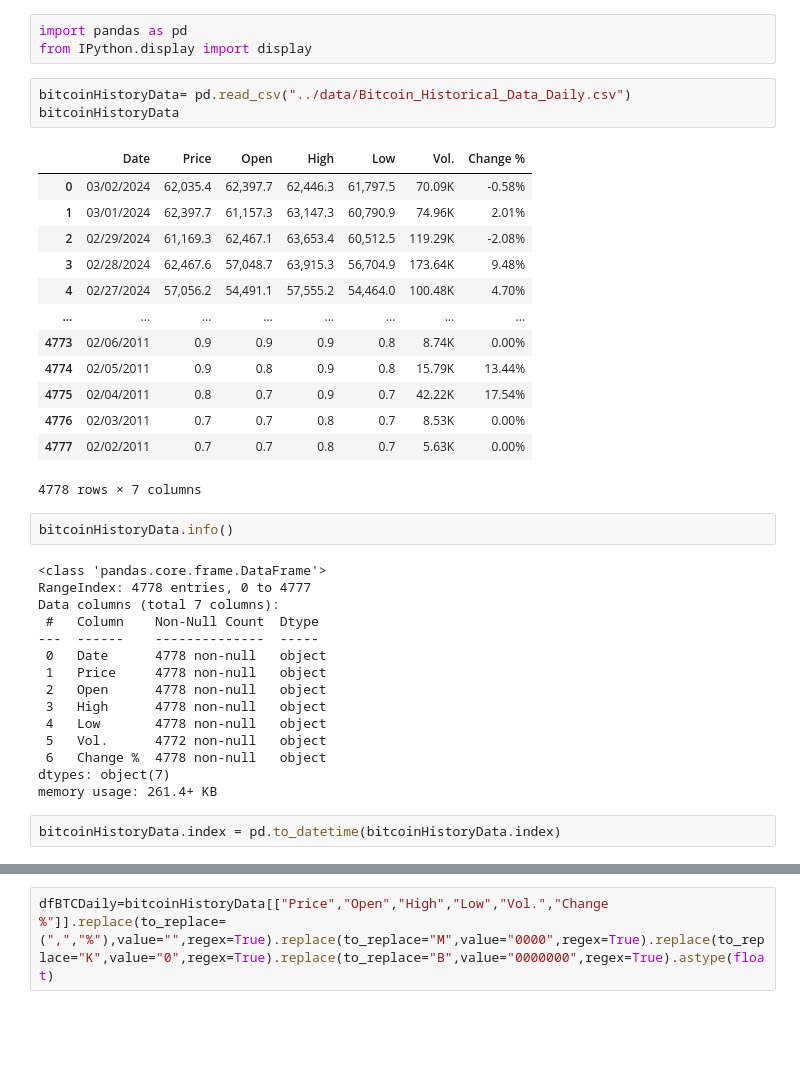
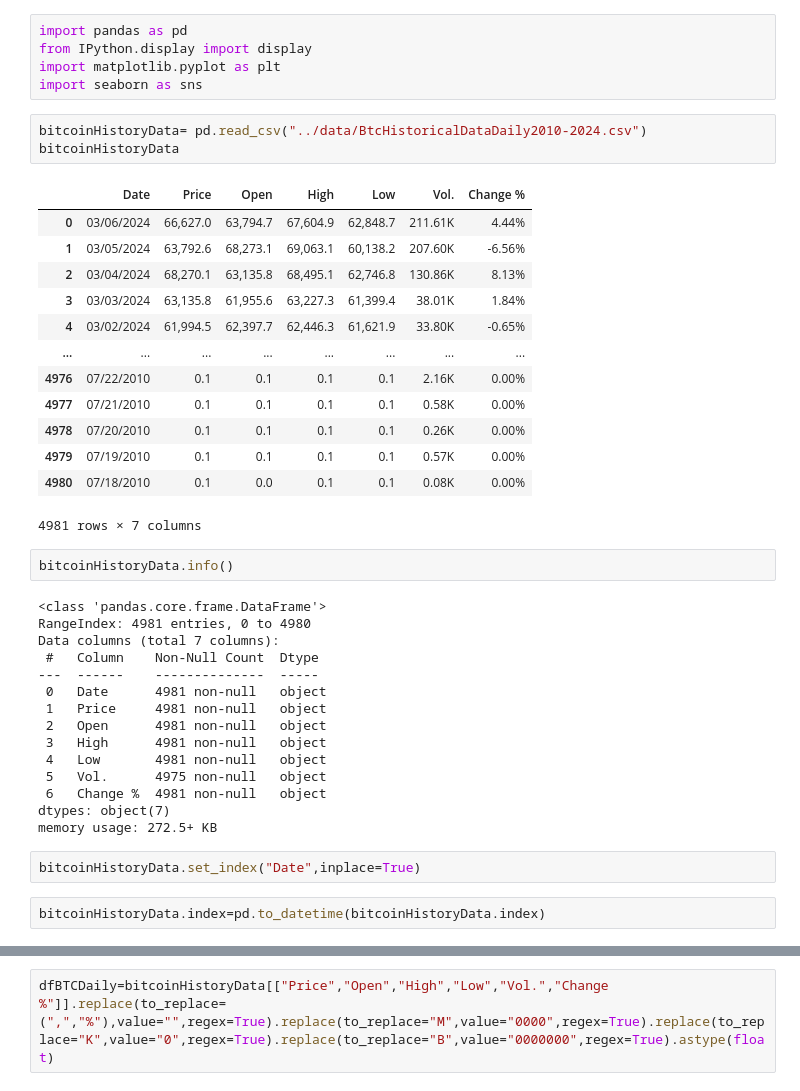
Before and after one commit to NicoUIcreator/btcData, a Jupyter notebook: notebooks/inicios.ipynb, the cells around one changed output, grey strips where cells are left out. Cells and saved outputs as stored; diff of their text form; blank space fills up the shorter version.

```diff
--- a/notebooks/inicios.ipynb
+++ b/notebooks/inicios.ipynb
@@ -1,39 +1,43 @@
 # %%
 import pandas as pd
 from IPython.display import display
+import matplotlib.pyplot as plt
+import seaborn as sns
 # %%
-bitcoinHistoryData= pd.read_csv("../data/Bitcoin_Historical_Data_Daily.csv")
+bitcoinHistoryData= pd.read_csv("../data/BtcHistoricalDataDaily2010-2024.csv")
 bitcoinHistoryData
 # %% [output]
 |  | Date | Price | Open | High | Low | Vol. | Change % |
-| 0 | 03/02/2024 | 62,035.4 | 62,397.7 | 62,446.3 | 61,797.5 | 70.09K | -0.58% |
-| 1 | 03/01/2024 | 62,397.7 | 61,157.3 | 63,147.3 | 60,790.9 | 74.96K | 2.01% |
-| 2 | 02/29/2024 | 61,169.3 | 62,467.1 | 63,653.4 | 60,512.5 | 119.29K | -2.08% |
-| 3 | 02/28/2024 | 62,467.6 | 57,048.7 | 63,915.3 | 56,704.9 | 173.64K | 9.48% |
-| 4 | 02/27/2024 | 57,056.2 | 54,491.1 | 57,555.2 | 54,464.0 | 100.48K | 4.70% |
+| 0 | 03/06/2024 | 66,627.0 | 63,794.7 | 67,604.9 | 62,848.7 | 211.61K | 4.44% |
+| 1 | 03/05/2024 | 63,792.6 | 68,273.1 | 69,063.1 | 60,138.2 | 207.60K | -6.56% |
+| 2 | 03/04/2024 | 68,270.1 | 63,135.8 | 68,495.1 | 62,746.8 | 130.86K | 8.13% |
+| 3 | 03/03/2024 | 63,135.8 | 61,955.6 | 63,227.3 | 61,399.4 | 38.01K | 1.84% |
+| 4 | 03/02/2024 | 61,994.5 | 62,397.7 | 62,446.3 | 61,621.9 | 33.80K | -0.65% |
 | ... | ... | ... | ... | ... | ... | ... | ... |
-| 4773 | 02/06/2011 | 0.9 | 0.9 | 0.9 | 0.8 | 8.74K | 0.00% |
-| 4774 | 02/05/2011 | 0.9 | 0.8 | 0.9 | 0.8 | 15.79K | 13.44% |
-| 4775 | 02/04/2011 | 0.8 | 0.7 | 0.9 | 0.7 | 42.22K | 17.54% |
-| 4776 | 02/03/2011 | 0.7 | 0.7 | 0.8 | 0.7 | 8.53K | 0.00% |
-| 4777 | 02/02/2011 | 0.7 | 0.7 | 0.8 | 0.7 | 5.63K | 0.00% |
+| 4976 | 07/22/2010 | 0.1 | 0.1 | 0.1 | 0.1 | 2.16K | 0.00% |
+| 4977 | 07/21/2010 | 0.1 | 0.1 | 0.1 | 0.1 | 0.58K | 0.00% |
+| 4978 | 07/20/2010 | 0.1 | 0.1 | 0.1 | 0.1 | 0.26K | 0.00% |
+| 4979 | 07/19/2010 | 0.1 | 0.1 | 0.1 | 0.1 | 0.57K | 0.00% |
+| 4980 | 07/18/2010 | 0.1 | 0.0 | 0.1 | 0.1 | 0.08K | 0.00% |
-4778 rows × 7 columns
+4981 rows × 7 columns
 # %%
 bitcoinHistoryData.info()
 # %% [output]
 <class 'pandas.core.frame.DataFrame'>
-RangeIndex: 4778 entries, 0 to 4777
+RangeIndex: 4981 entries, 0 to 4980
 Data columns (total 7 columns):
  #   Column    Non-Null Count  Dtype
 ---  ------    --------------  -----
- 0   Date      4778 non-null   object
- 1   Price     4778 non-null   object
- 2   Open      4778 non-null   object
- 3   High      4778 non-null   object
- 4   Low       4778 non-null   object
- 5   Vol.      4772 non-null   object
- 6   Change %  4778 non-null   object
+ 0   Date      4981 non-null   object
+ 1   Price     4981 non-null   object
+ 2   Open      4981 non-null   object
+ 3   High      4981 non-null   object
+ 4   Low       4981 non-null   object
+ 5   Vol.      4975 non-null   object
+ 6   Change %  4981 non-null   object
 dtypes: object(7)
-memory usage: 261.4+ KB
+memory usage: 272.5+ KB
+# %%
+bitcoinHistoryData.set_index("Date",inplace=True)
 # %%
-bitcoinHistoryData.index = pd.to_datetime(bitcoinHistoryData.index)
+bitcoinHistoryData.index=pd.to_datetime(bitcoinHistoryData.index)
```
Also changed, not shown: parts of 21 cells of this notebook, 6 other files.
